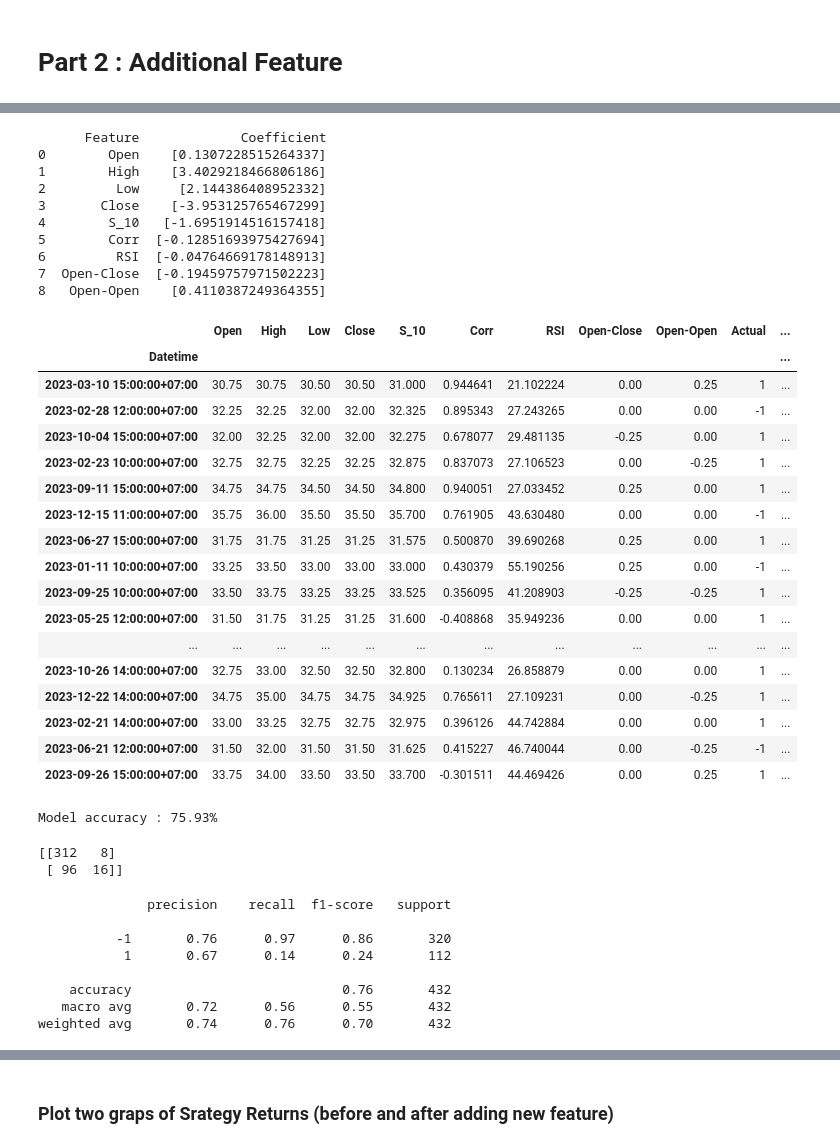
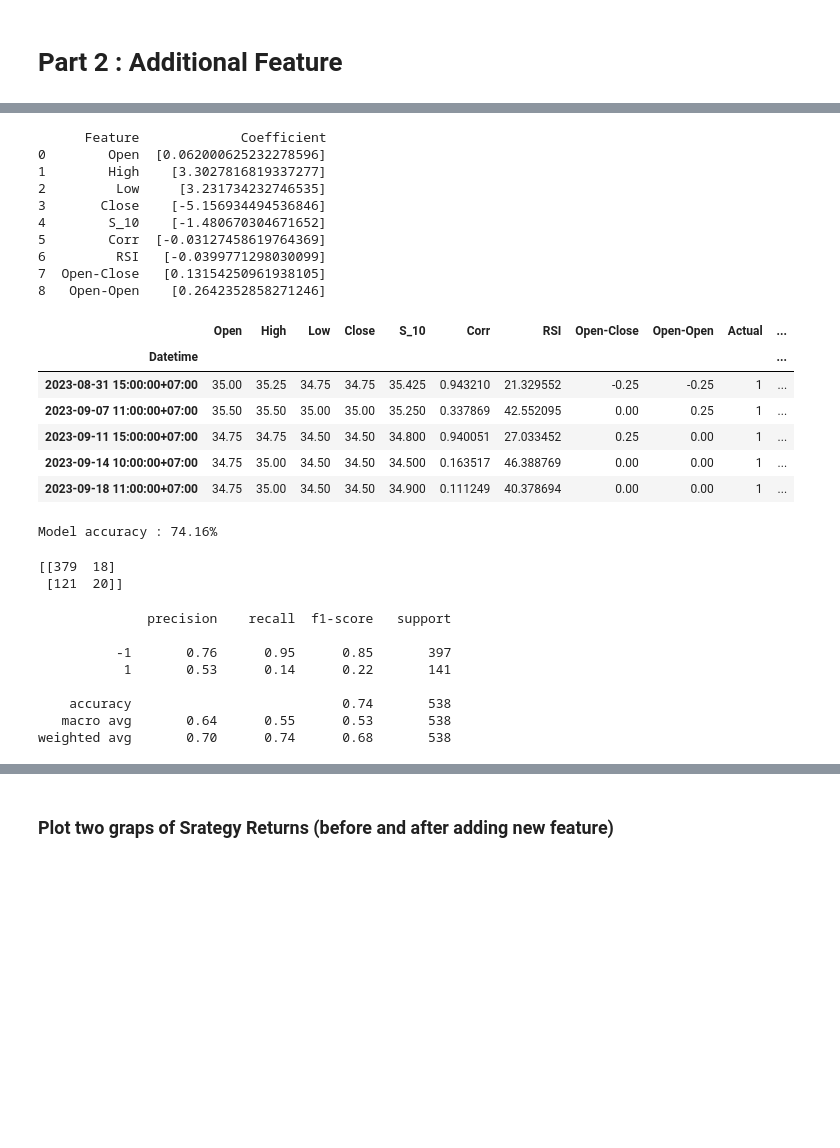
Before and after one commit to chayaphon/DADS6003, a Jupyter notebook: Classification/Logistic_Regression/stock_prediction.ipynb, the cells around one changed output, grey strips where cells are left out. Saved outputs shown, nothing was run; the diff lists cells and outputs as text; code cells hidden in the pictures; blank space fills up the shorter version.

```diff
--- a/Classification/Logistic_Regression/stock_prediction.ipynb
+++ b/Classification/Logistic_Regression/stock_prediction.ipynb
@@ -20,7 +20,7 @@ from sklearn import metrics
 ### Import Data
 st = yf.Ticker('ptt.bk')
 interval = '1h'
-start = '2023-01-01'
+start = '2022-10-01'
 end = '2023-12-31'
 df = st.history(interval=interval,start=start,end=end)
 df
@@ -168,7 +160,9 @@ X = df2.iloc[:,:9]
 y = np.where(df2['Close'].shift(-1) > df2['Close'],1,-1)
 
 ### Split dataset for training and test
-X_train, X_test, y_train, y_test = train_test_split(X, y, test_size=0.3, random_state=0)
+#X_train, X_test, y_train, y_test = train_test_split(X, y, test_size=0.3, random_state=0)
+split = int(0.7*len(X))
+X_train, X_test, y_train, y_test = X[:split], X[split:], y[:split], y[split:]
 
 ### Fit to model
 model = LogisticRegression(max_iter=1000)
@@ -179,68 +173,57 @@ coefficients = pd.DataFrame(zip(X.columns, np.transpose(model.coef_)), columns=[
 print(coefficients)
 # %% [output]
       Feature             Coefficient
-0        Open    [0.1307228515264337]
-1        High    [3.4029218466806186]
-2         Low     [2.144386408952332]
-3       Close    [-3.953125765467299]
-4        S_10   [-1.6951914516157418]
-5        Corr  [-0.12851693975427694]
-6         RSI  [-0.04764669178148913]
-7  Open-Close  [-0.19459757971502223]
-8   Open-Open    [0.4110387249364355]
+0        Open  [0.062000625232278596]
+1        High    [3.3027816819337277]
+2         Low     [3.231734232746535]
+3       Close    [-5.156934494536846]
+4        S_10    [-1.480670304671652]
+5        Corr  [-0.03127458619764369]
+6         RSI   [-0.0399771298030099]
+7  Open-Close   [0.13154250961938105]
+8   Open-Open    [0.2642352858271246]
 # %%
 ### Actual and Pridiction with Prob
 prediction = model.predict(X_test)
 probabilities = model.predict_proba(X_test)[:, 1]
 result = X_test.copy()
 result['Actual'] = y_test
 result['Predict'] = prediction
 result['probabilities'] = probabilities
-result[result['probabilities']>= 0.5]
+result[result['probabilities']>= 0.5].head()
 # %% [output]
 |  | Open | High | Low | Close | S_10 | Corr | RSI | Open-Close | Open-Open | Actual | ... |
 | Datetime |  |  |  |  |  |  |  |  |  |  | ... |
-| 2023-03-10 15:00:00+07:00 | 30.75 | 30.75 | 30.50 | 30.50 | 31.000 | 0.944641 | 21.102224 | 0.00 | 0.25 | 1 | ... |
-| 2023-02-28 12:00:00+07:00 | 32.25 | 32.25 | 32.00 | 32.00 | 32.325 | 0.895343 | 27.243265 | 0.00 | 0.00 | -1 | ... |
-| 2023-10-04 15:00:00+07:00 | 32.00 | 32.25 | 32.00 | 32.00 | 32.275 | 0.678077 | 29.481135 | -0.25 | 0.00 | 1 | ... |
-| 2023-02-23 10:00:00+07:00 | 32.75 | 32.75 | 32.25 | 32.25 | 32.875 | 0.837073 | 27.106523 | 0.00 | -0.25 | 1 | ... |
+| 2023-08-31 15:00:00+07:00 | 35.00 | 35.25 | 34.75 | 34.75 | 35.425 | 0.943210 | 21.329552 | -0.25 | -0.25 | 1 | ... |
+| 2023-09-07 11:00:00+07:00 | 35.50 | 35.50 | 35.00 | 35.00 | 35.250 | 0.337869 | 42.552095 | 0.00 | 0.25 | 1 | ... |
 | 2023-09-11 15:00:00+07:00 | 34.75 | 34.75 | 34.50 | 34.50 | 34.800 | 0.940051 | 27.033452 | 0.25 | 0.00 | 1 | ... |
-| 2023-12-15 11:00:00+07:00 | 35.75 | 36.00 | 35.50 | 35.50 | 35.700 | 0.761905 | 43.630480 | 0.00 | 0.00 | -1 | ... |
-| 2023-06-27 15:00:00+07:00 | 31.75 | 31.75 | 31.25 | 31.25 | 31.575 | 0.500870 | 39.690268 | 0.25 | 0.00 | 1 | ... |
-| 2023-01-11 10:00:00+07:00 | 33.25 | 33.50 | 33.00 | 33.00 | 33.000 | 0.430379 | 55.190256 | 0.25 | 0.00 | -1 | ... |
-| 2023-09-25 10:00:00+07:00 | 33.50 | 33.75 | 33.25 | 33.25 | 33.525 | 0.356095 | 41.208903 | -0.25 | -0.25 | 1 | ... |
-| 2023-05-25 12:00:00+07:00 | 31.50 | 31.75 | 31.25 | 31.25 | 31.600 | -0.408868 | 35.949236 | 0.00 | 0.00 | 1 | ... |
-| ... | ... | ... | ... | ... | ... | ... | ... | ... | ... | ... | ... |
-| 2023-10-26 14:00:00+07:00 | 32.75 | 33.00 | 32.50 | 32.50 | 32.800 | 0.130234 | 26.858879 | 0.00 | 0.00 | 1 | ... |
-| 2023-12-22 14:00:00+07:00 | 34.75 | 35.00 | 34.75 | 34.75 | 34.925 | 0.765611 | 27.109231 | 0.00 | -0.25 | 1 | ... |
-| 2023-02-21 14:00:00+07:00 | 33.00 | 33.25 | 32.75 | 32.75 | 32.975 | 0.396126 | 44.742884 | 0.00 | 0.00 | 1 | ... |
-| 2023-06-21 12:00:00+07:00 | 31.50 | 32.00 | 31.50 | 31.50 | 31.625 | 0.415227 | 46.740044 | 0.00 | -0.25 | -1 | ... |
-| 2023-09-26 15:00:00+07:00 | 33.75 | 34.00 | 33.50 | 33.50 | 33.700 | -0.301511 | 44.469426 | 0.00 | 0.25 | 1 | ... |
+| 2023-09-14 10:00:00+07:00 | 34.75 | 35.00 | 34.50 | 34.50 | 34.500 | 0.163517 | 46.388769 | 0.00 | 0.00 | 1 | ... |
+| 2023-09-18 11:00:00+07:00 | 34.75 | 35.00 | 34.50 | 34.50 | 34.900 | 0.111249 | 40.378694 | 0.00 | 0.00 | 1 | ... |
 # %%
 ### Model Accuracy
 correct = len(result[result['Actual']==result['Predict']])
 accuracy = correct/len(result)
 print(f'Model accuracy : {accuracy*100:.2f}%')
 # %% [output]
-Model accuracy : 75.93%
+Model accuracy : 74.16%
 # %%
 ### Confusion Matrix
 print(metrics.confusion_matrix(y_test, prediction))
 # %% [output]
-[[312   8]
- [ 96  16]]
+[[379  18]
+ [121  20]]
 # %%
 ### Precision, Recall, and F1-Score
 print(metrics.classification_report(y_test, prediction))
 # %% [output]
               precision    recall  f1-score   support
 
-          -1       0.76      0.97      0.86       320
-           1       0.67      0.14      0.24       112
+          -1       0.76      0.95      0.85       397
+           1       0.53      0.14      0.22       141
 
-    accuracy                           0.76       432
-   macro avg       0.72      0.56      0.55       432
-weighted avg       0.74      0.76      0.70       432
+    accuracy                           0.74       538
+   macro avg       0.64      0.55      0.53       538
+weighted avg       0.70      0.74      0.68       538
 # %%
 ### Strategy returns
 df2['Predicted_Signal'] = model.predict(X)
```
Also changed, not shown: parts of 10 cells of this notebook.
